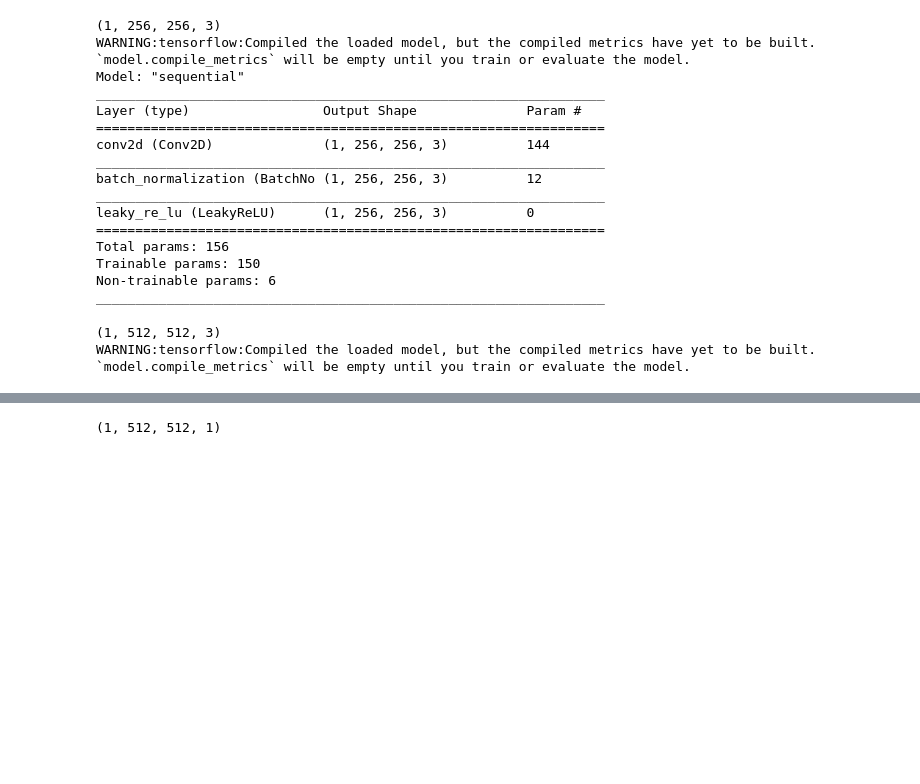
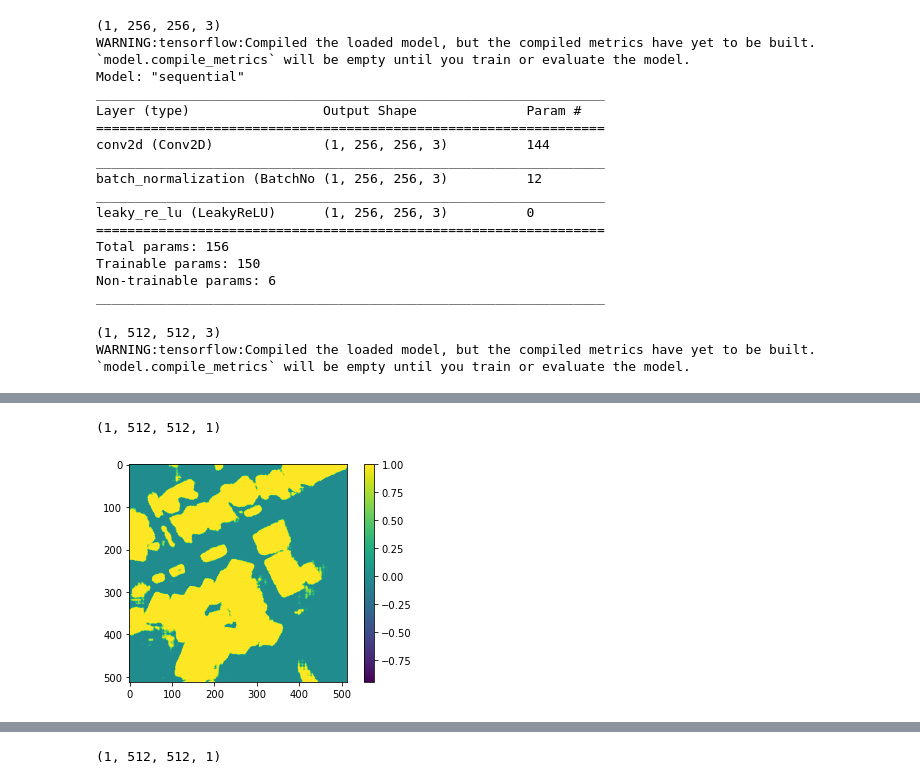
Before and after one commit to CSCCNY/final-project-landandbuildingsatimg-ccny, a Jupyter notebook: notebooks/scratch/02-JB-pix2pix4s.ipynb, the cells around one changed output, grey strips where cells are left out. Saved outputs shown, nothing was run; the diff lists cells and outputs as text; code cells hidden in the pictures; blank space fills up the shorter version.

```diff
--- a/notebooks/scratch/02-JB-pix2pix4s.ipynb
+++ b/notebooks/scratch/02-JB-pix2pix4s.ipynb
@@ -296,0 +286,7 @@ WARNING:tensorflow:Compiled the loaded model, but the compiled metrics have yet
+# %%
+plt.imshow(gen_output[0, ...])
+plt.colorbar()
+print(gen_output.shape)
+# %% [output]
+(1, 512, 512, 1)
+[figure, added]
```
Also changed, not shown: parts of 47 cells of this notebook, 6 other files.
